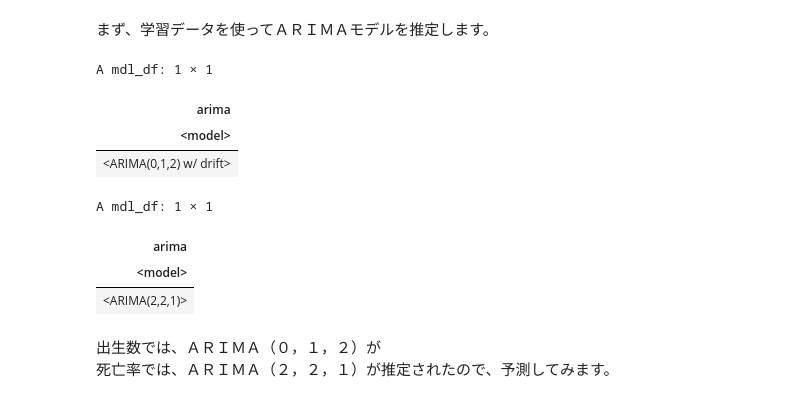
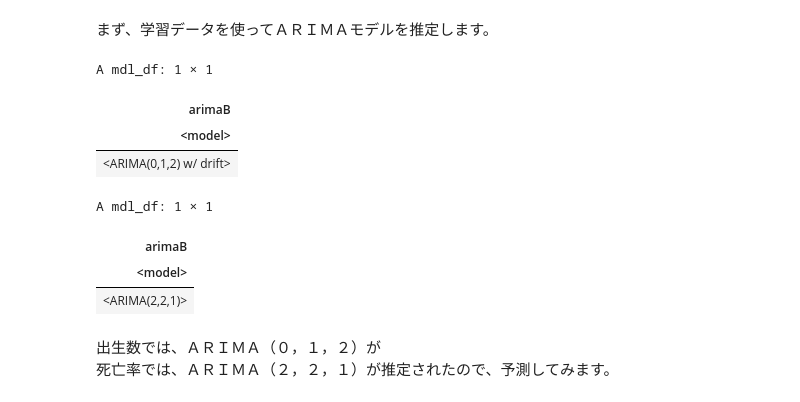
Before and after one commit to u-10bei/Population_Projections, a Jupyter notebook: ipynb/R_ARIMA_3.ipynb, the cells around one changed output. Drawn from its saved outputs; the diff is of its cells as text; code cells hidden in the pictures.

```diff
--- a/ipynb/R_ARIMA_3.ipynb
+++ b/ipynb/R_ARIMA_3.ipynb
@@ -124,22 +154,27 @@ pop_tsibble3 |> head( n = prow_train3 ) -> pop_train3
 # %%
 # ＡＲＩＭＡモデルの推定
 pop_train3 |>
-  model( arima = ARIMA( Birth,
-                        ic = "aic",
-                        stepwise = FALSE )) -> pop_arimaB
+  model(
+    arimaB = ARIMA( Birth,
+                    ic = "aic",
+                    stepwise = FALSE )) ->
+pop_arimaB
+
 pop_train3 |>
-  model( arima = ARIMA( Dr,
-                        ic = "aic",
-                        stepwise = FALSE )) -> pop_arimaDr
-  pop_arimaB
-  pop_arimaDr
+  model(
+    arimaB = ARIMA( Dr,
+                    ic = "aic",
+                    stepwise = FALSE )) ->
+pop_arimaDr
+pop_arimaB
+pop_arimaDr
 # %% [output]
 A mdl_df: 1 × 1
-| arima |
+| arimaB |
 | <model> |
 | <ARIMA(0,1,2) w/ drift> |
 A mdl_df: 1 × 1
-| arima |
+| arimaB |
 | <model> |
 | <ARIMA(2,2,1)> |
 # %% [markdown]
```
Also changed, not shown: parts of 6 cells of this notebook.
